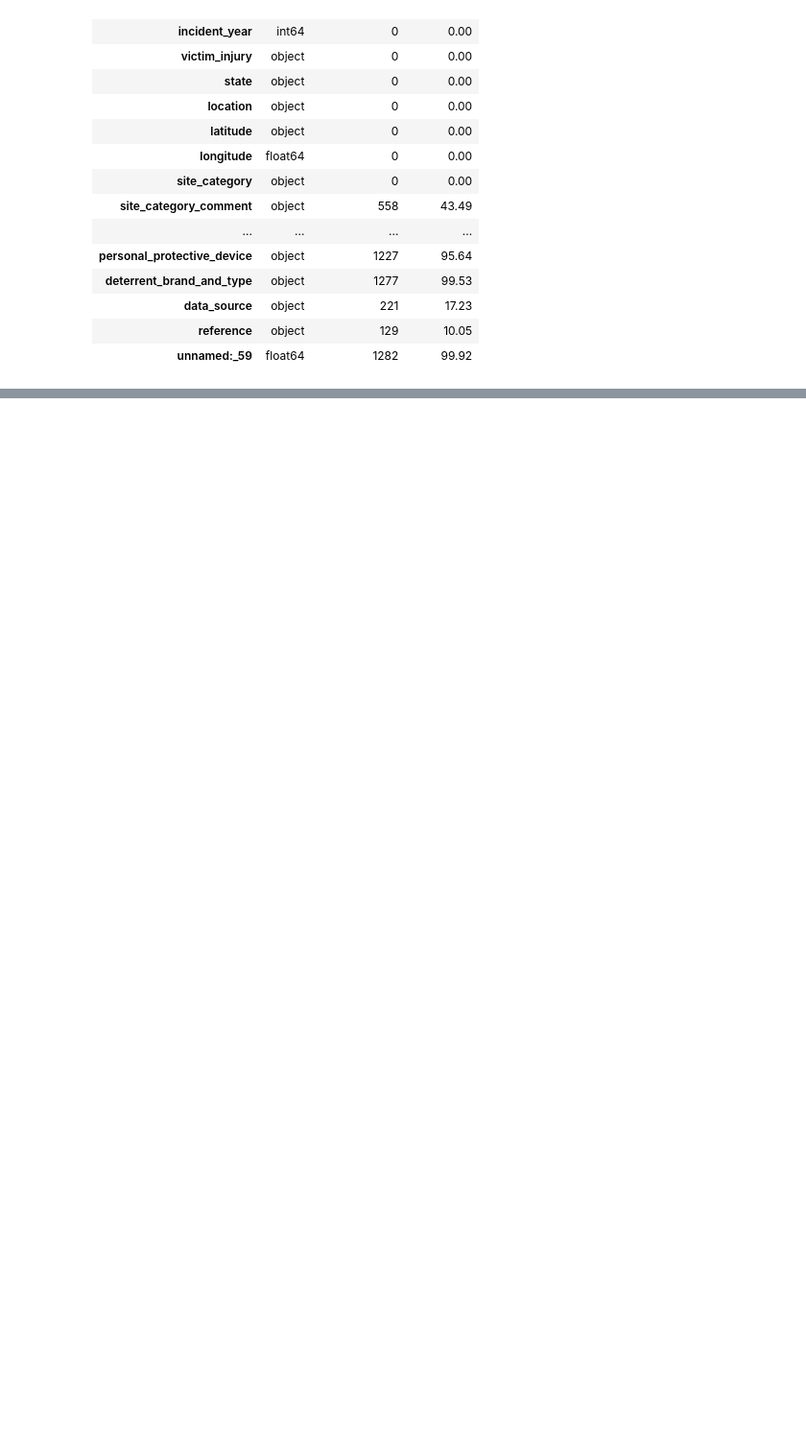
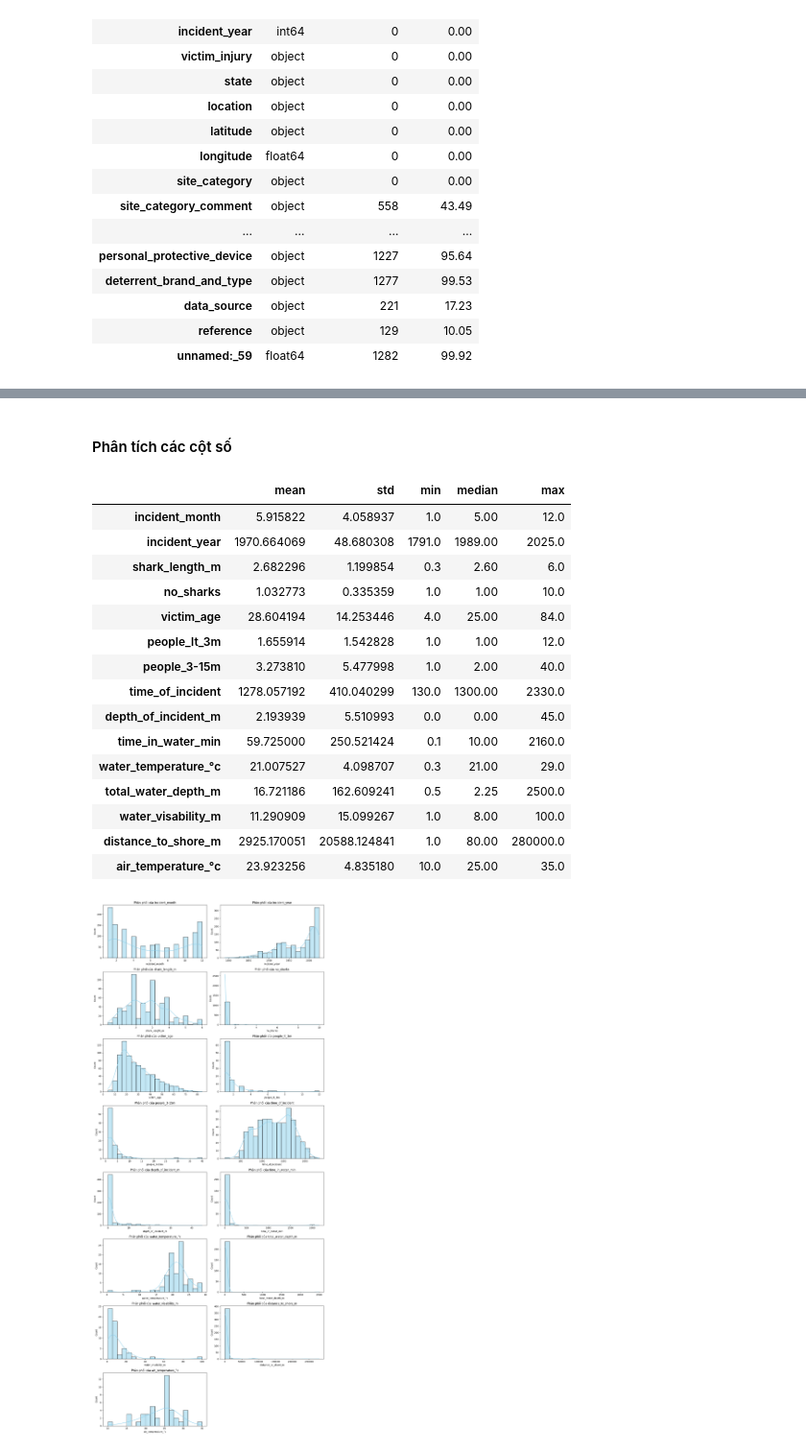
Before and after one commit to hvph-uyen/programming-for-data-science-project-group-9, a Jupyter notebook: source.ipynb, the cells around one changed output, grey strips where cells are left out. Shown at 96% size. Cells and saved outputs as stored; diff of their text form; code cells hidden in the pictures; blank space fills up the shorter version.

```diff
--- a/source.ipynb
+++ b/source.ipynb
@@ -254,5 +350,49 @@ df[cat_cols] = df[cat_cols].fillna("unknown")
 
 - Riêng cột depth_of_incident_m vẫn giữ giá trị 0 vì theo ngữ cảnh dữ liệu, 0 được xem là sự cố xảy ra ngay trên mặt nước hoặc sát bờ biển.
+# %% [markdown]
+#### Phân tích các cột số
+# %%
+# Thống kê mô tả
+stats_num_df = df[num_cols].replace(-1, np.nan).describe().transpose()
+stats_num_df = stats_num_df[['mean','std','min','50%','max']]
+stats_num_df.rename(columns={'50%':'median'}, inplace=True)
+display(stats_num_df)
+
+# Trực quan hóa 2 hình trên 1 dòng
+n_cols = 2
+n_rows = (len(num_cols) + n_cols - 1) // n_cols  # ceil(len/2)
+plt.figure(figsize=(14, n_rows * 4))
+
+for i, col in enumerate(num_cols):
+    plt.subplot(n_rows, n_cols, i + 1)
+    data_valid = df[col][df[col] != -1].dropna()
+    if data_valid.empty:
+        plt.title(f'Không có dữ liệu hợp lệ cho {col}')
+        continue
+    sns.histplot(data_valid, kde=True, bins=20, color='skyblue')
+    plt.title(f'Phân phối của {col}')
+    plt.xlabel(col)
+
+plt.tight_layout()
+plt.show()
+# %% [output]
+|  | mean | std | min | median | max |
+| incident_month | 5.915822 | 4.058937 | 1.0 | 5.00 | 12.0 |
+| incident_year | 1970.664069 | 48.680308 | 1791.0 | 1989.00 | 2025.0 |
+| shark_length_m | 2.682296 | 1.199854 | 0.3 | 2.60 | 6.0 |
+| no_sharks | 1.032773 | 0.335359 | 1.0 | 1.00 | 10.0 |
+| victim_age | 28.604194 | 14.253446 | 4.0 | 25.00 | 84.0 |
+| people_lt_3m | 1.655914 | 1.542828 | 1.0 | 1.00 | 12.0 |
+| people_3-15m | 3.273810 | 5.477998 | 1.0 | 2.00 | 40.0 |
+| time_of_incident | 1278.057192 | 410.040299 | 130.0 | 1300.00 | 2330.0 |
+| depth_of_incident_m | 2.193939 | 5.510993 | 0.0 | 0.00 | 45.0 |
+| time_in_water_min | 59.725000 | 250.521424 | 0.1 | 10.00 | 2160.0 |
+| water_temperature_°c | 21.007527 | 4.098707 | 0.3 | 21.00 | 29.0 |
+| total_water_depth_m | 16.721186 | 162.609241 | 0.5 | 2.25 | 2500.0 |
+| water_visability_m | 11.290909 | 15.099267 | 1.0 | 8.00 | 100.0 |
+| distance_to_shore_m | 2925.170051 | 20588.124841 | 1.0 | 80.00 | 280000.0 |
+| air_temperature_°c | 23.923256 | 4.835180 | 10.0 | 25.00 | 35.0 |
+[figure, added]
 # %%
 # 04. Phân tích outlier
 
```
Also changed, not shown: parts of 32 cells of this notebook, 2 other files.
